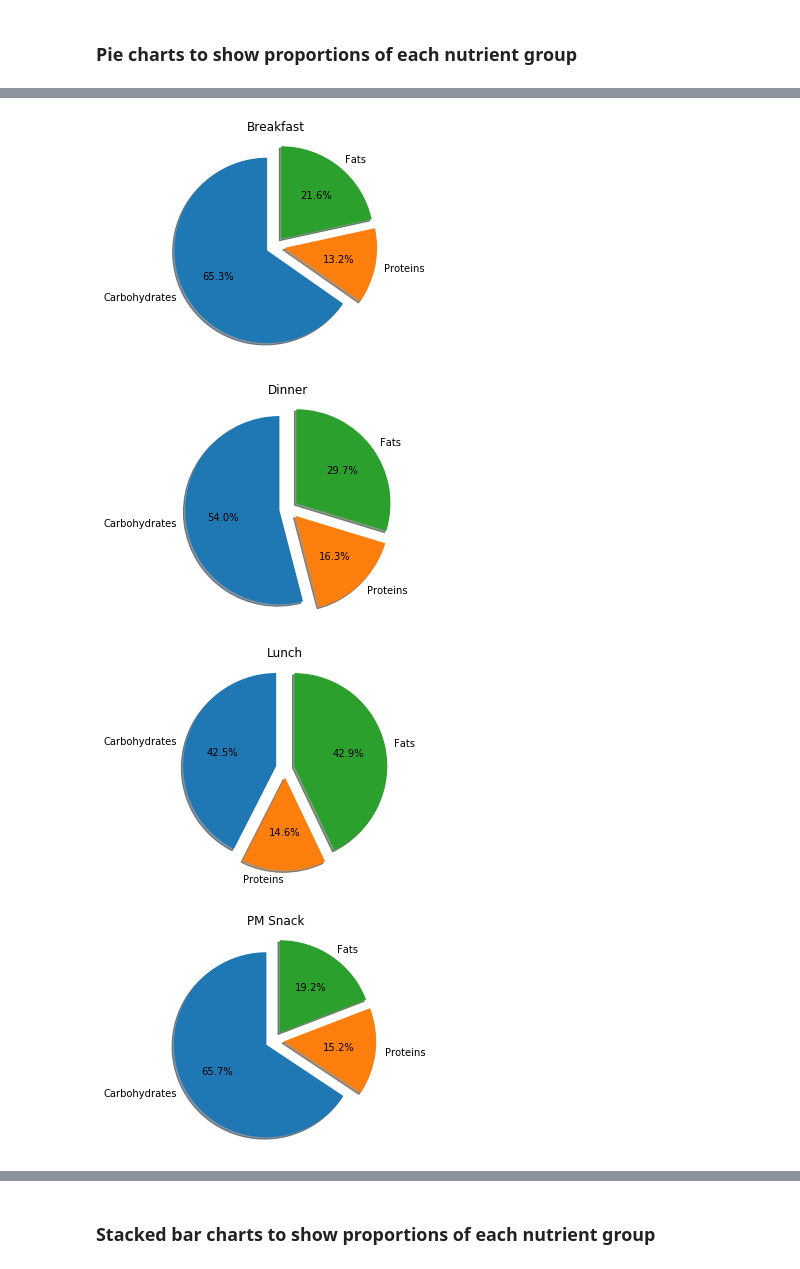
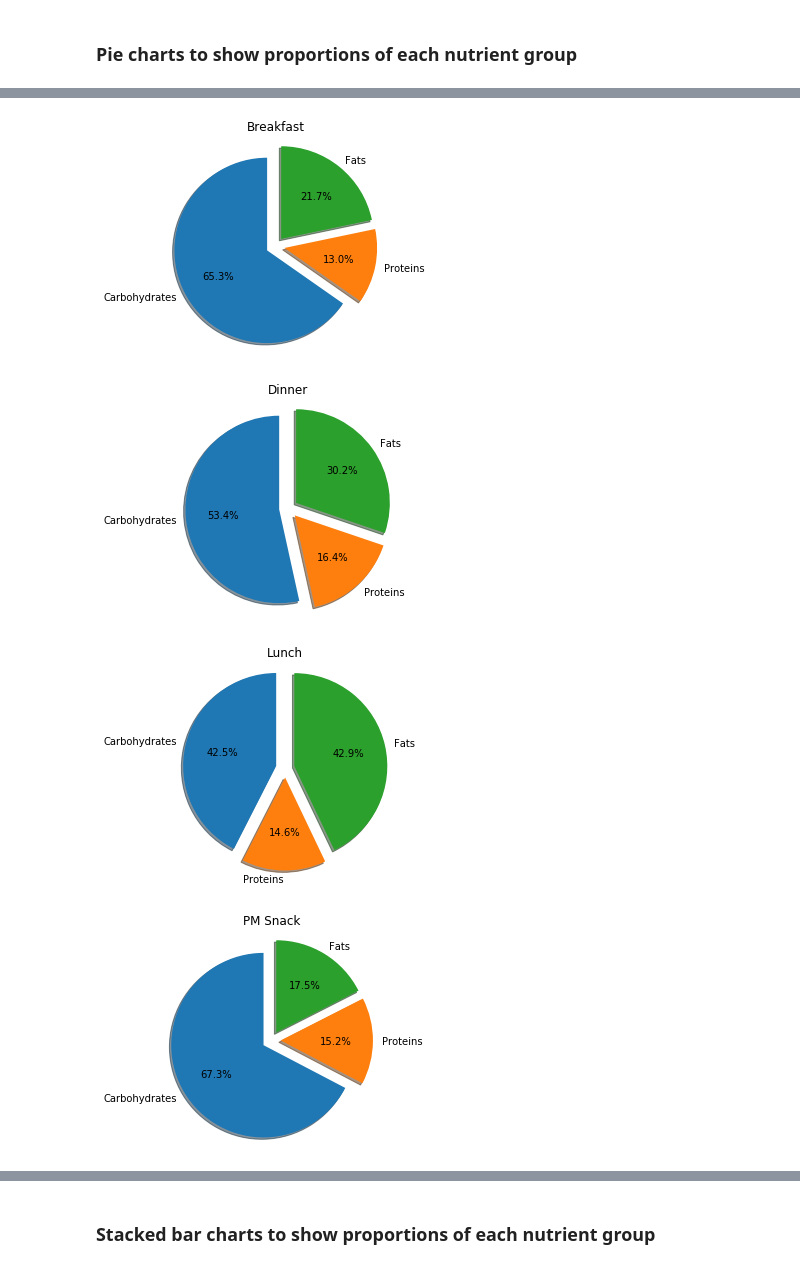
Before and after one commit to rochiecuevas/FoodChoice, a Jupyter notebook: Nutrition_data_WB.ipynb, the cells around one changed output, grey strips where cells are left out. Cells and saved outputs as stored; diff of their text form; code cells hidden in the pictures.

Commit message:
updated the SQL query and the jupyter notebook to correct the calculations for total energy, carbohydrate, fat, and protein per occasion

```diff
--- a/Nutrition_data_WB.ipynb
+++ b/Nutrition_data_WB.ipynb
@@ -83,5 +111,5 @@ df2
 # %%
-# Calculate nutrition content per recipe
-df3 = df2.groupby(["Recipe_No", "Dish"])[["Amount_gm", "Carbohydrate_gm", "Protein_gm", "Fat_gm", "Energy_kcal"]].mean().reset_index()
+# Calculate nutrition content per occasion (median and sd of dishes)
+df3 = df.groupby("Occasion")[["Carbohydrate_gm", "Protein_gm", "Fat_gm", "Energy_kcal"]].agg([np.median, np.std]).reset_index()
 df3
 # %% [output]
@@ -112,0 +125,4 @@ df4
+# %%
+# Create a list of occasion pairs
+occ_pairs = [(occasions[i], occasions[j]) for i in range(len(occasions)) for j in range(i + 1, len(occasions))]
+occ_pairs
@@ -112,0 +140,22 @@ df4
+# %%
+# List of number of dishes found in both occasions for each pair in occ_pair
+no_common_dishes = []
+all_dishes1 =[]
+dishes_common = []
+for x in range(len(occ_pairs)):
+    df_pair = df[(df["Occasion"].isin(occ_pairs[x]))].groupby("Dish")["Recipe_No"].count().reset_index()
+    df_pair.columns = ["Dish", "Count"]
+    common_dishes = len(df_pair[df_pair["Count"] > 1])
+    all_dishes = len(list(set(df_pair["Dish"])))
+    dish_common = list(df_pair[df_pair["Count"] > 1]["Dish"])
+    no_common_dishes.append(common_dishes)
+    all_dishes1.append(all_dishes)
+    dishes_common.append(dish_common)
+# %%
+# Print a summary
+for x in range(len(occ_pairs)):
+    print(f"Occasion 1: {occ_pairs[x][0]}")
+    print(f"Occasion 2: {occ_pairs[x][1]}")
+    print(f"No. of common dishes: {no_common_dishes[x]} out of {all_dishes1[x]} ({round(no_common_dishes[x] / all_dishes1[x] *100, 1)}%)")
+    print("Dishes: " + ', '.join(dishes_common[x]))
+    print("---")
@@ -178,14 +256,14 @@ labels = ["Carbohydrates", "Proteins", "Fats"]
 explode = [0.1, 0.1, 0.1]
 
 
-for x in range(0, len(df4["Occasion"])):
+for x in range(0, len(df3["Occasion"])):
     fig, ax = plt.subplots()
-    sizes = [df4["Carbohydrate_gm"]["median"][x], df4["Protein_gm"]["median"][x], df4["Fat_gm"]["median"][x]]
+    sizes = [df3["Carbohydrate_gm"]["median"][x], df3["Protein_gm"]["median"][x], df3["Fat_gm"]["median"][x]]
 
     ax.pie(sizes, explode = explode, labels = labels, autopct = '%1.1f%%', shadow = True, startangle = 90)
     ax.axis('equal')  # Equal aspect ratio ensures that pie is drawn as a circle.
 
-    plt.title(df4["Occasion"][x])
-    plt.savefig(f"nutrient_content_{df4['Occasion'][x]}.png", dpi = 300)
+    plt.title(df3["Occasion"][x])
+    plt.savefig(f"nutrient_content_{df3['Occasion'][x]}.png", dpi = 300)
     plt.show()
 # %% [output]
@@ -193,5 +271,5 @@ for x in range(0, len(df4["Occasion"])):
 [figure]
-[figure, old version]
+[figure, new version]
 [figure]
-[figure, old version]
+[figure, new version]
 # %%
```
Also changed, not shown: parts of 20 cells of this notebook, 1 other file.
